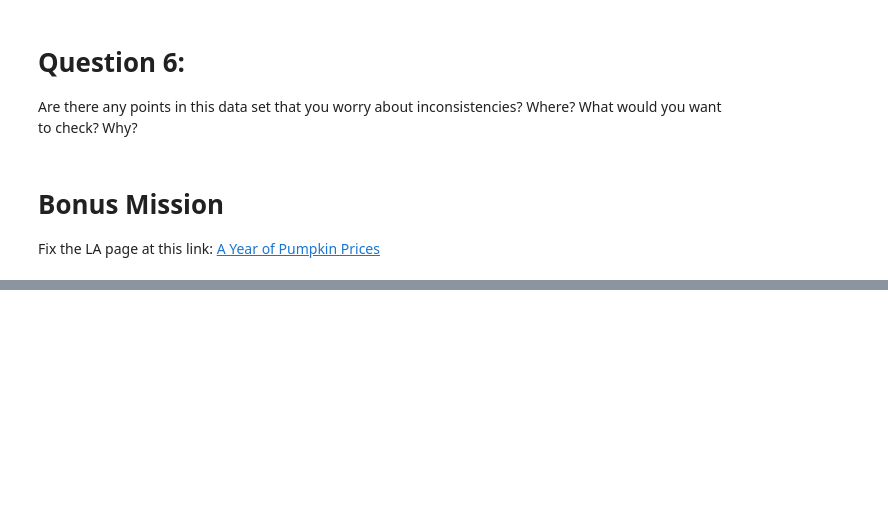
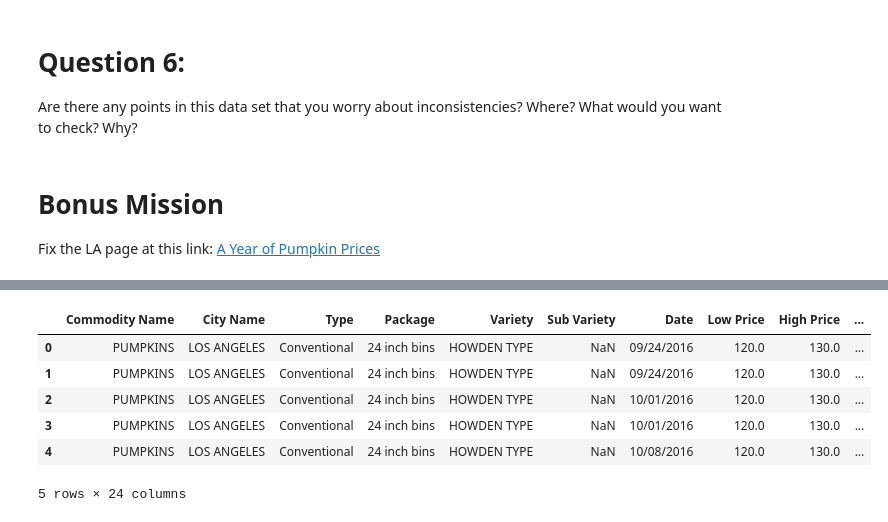
Before and after one commit to bradleytkay/data-analysis-projects, a Jupyter notebook: cleaning-data-with-pandas/studio/SFran-pumpkins.ipynb, the cells around one changed output, grey strips where cells are left out. Cells and saved outputs as stored; diff of their text form; code cells hidden in the pictures; blank space fills up the shorter version.

```diff
--- a/cleaning-data-with-pandas/studio/SFran-pumpkins.ipynb
+++ b/cleaning-data-with-pandas/studio/SFran-pumpkins.ipynb
@@ -316,0 +381,12 @@ la_data.head()
+# %%
+la_data = la_data.drop(['Grade'], axis=1, errors='ignore')
+
+la_data.head()
+# %% [output]
+|  | Commodity Name | City Name | Type | Package | Variety | Sub Variety | Date | Low Price | High Price | ... |
+| 0 | PUMPKINS | LOS ANGELES | Conventional | 24 inch bins | HOWDEN TYPE | NaN | 09/24/2016 | 120.0 | 130.0 | ... |
+| 1 | PUMPKINS | LOS ANGELES | Conventional | 24 inch bins | HOWDEN TYPE | NaN | 09/24/2016 | 120.0 | 130.0 | ... |
+| 2 | PUMPKINS | LOS ANGELES | Conventional | 24 inch bins | HOWDEN TYPE | NaN | 10/01/2016 | 120.0 | 130.0 | ... |
+| 3 | PUMPKINS | LOS ANGELES | Conventional | 24 inch bins | HOWDEN TYPE | NaN | 10/01/2016 | 120.0 | 130.0 | ... |
+| 4 | PUMPKINS | LOS ANGELES | Conventional | 24 inch bins | HOWDEN TYPE | NaN | 10/08/2016 | 120.0 | 130.0 | ... |
+5 rows × 24 columns
```
Also changed, not shown: parts of 7 cells of this notebook, 2 other files.
